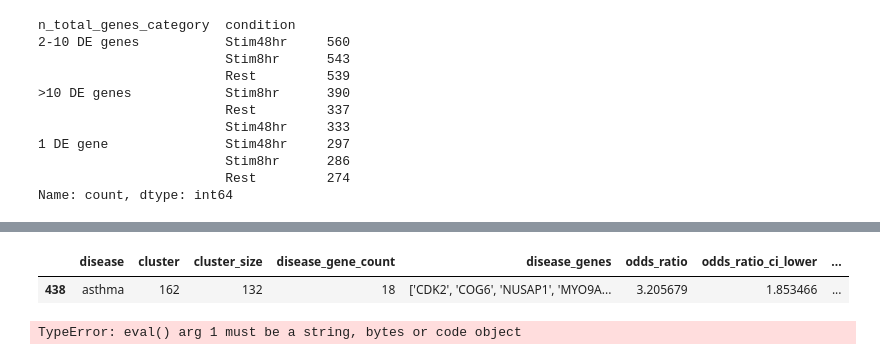
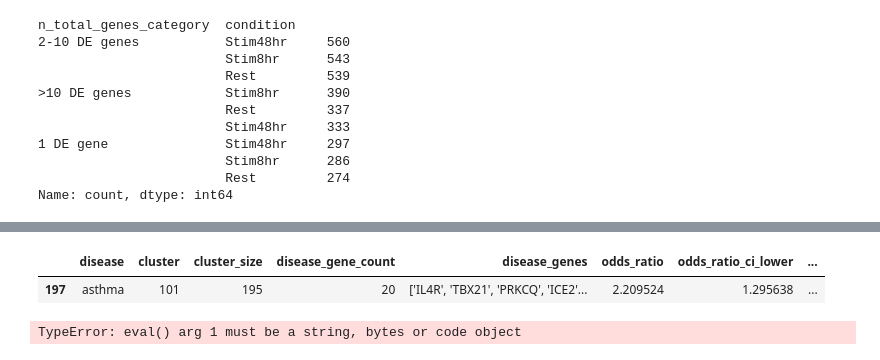
Before and after one commit to emdann/GWT_perturbseq_analysis_2025, a Jupyter notebook: src/6_functional_interaction/opentargets_autoimmune_analysis_results.ipynb, the cells around one changed output, grey strips where cells are left out. Cells and saved outputs as stored; diff of their text form; code cells hidden in the pictures.

```diff
--- a/src/6_functional_interaction/opentargets_autoimmune_analysis_results.ipynb
+++ b/src/6_functional_interaction/opentargets_autoimmune_analysis_results.ipynb
@@ -932,8 +981,8 @@ HSPA9, MTHFD2, SNRPC, RUVBL1, DKC1, METTL5, LDHB, NARS1, STRAP, MLST8
 # %%
-enrichment_df[(enrichment_df['disease'] == 'asthma') & (enrichment_df.cluster==162)]
+enrichment_df[(enrichment_df['disease'] == 'asthma') & (enrichment_df.cluster==101)]
 # %% [output]
 |  | disease | cluster | cluster_size | disease_gene_count | disease_genes | odds_ratio | odds_ratio_ci_lower | ... |
-| 438 | asthma | 162 | 132 | 18 | ['CDK2', 'COG6', 'NUSAP1', 'MYO9A... | 3.205679 | 1.853466 | ... |
+| 197 | asthma | 101 | 195 | 20 | ['IL4R', 'TBX21', 'PRKCQ', 'ICE2'... | 2.209524 | 1.295638 | ... |
 # %%
 from adjustText import adjust_text
 cl_id = 162
```
Also changed, not shown: parts of 12 cells of this notebook, 5 other files.
